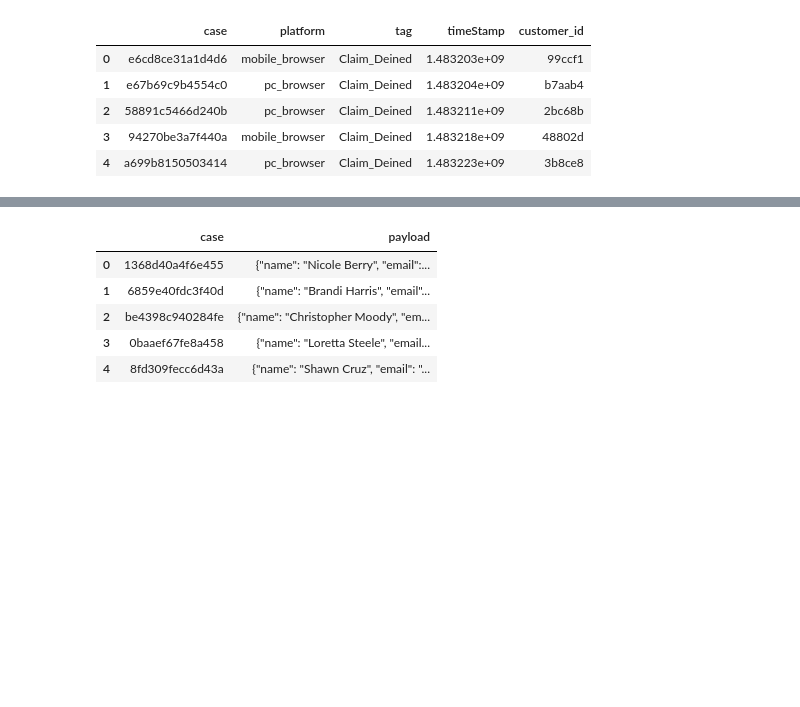
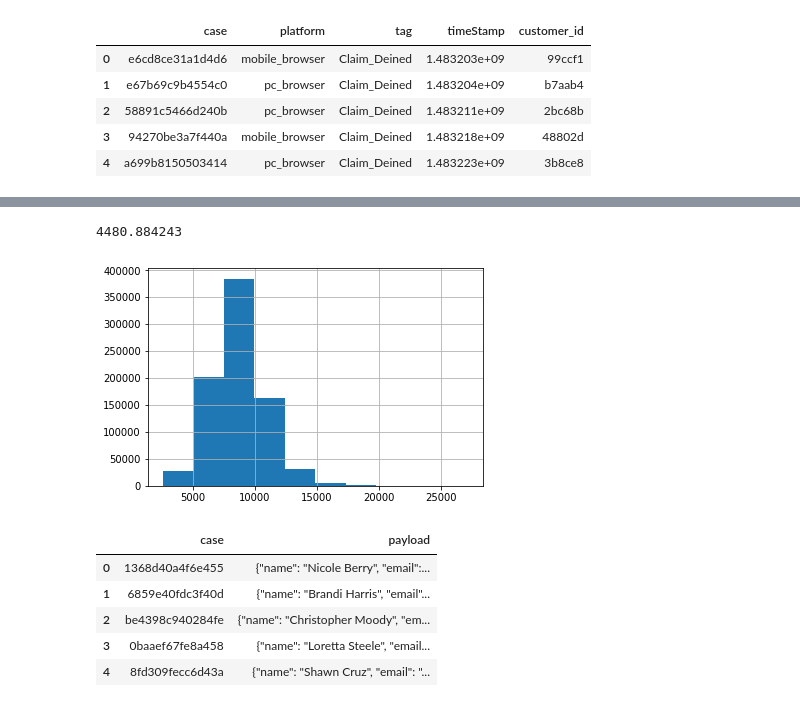
Before and after one commit to jerryUNSW/fraud_detect, a Jupyter notebook: data_cleaning.ipynb, the cells around one changed output, grey strips where cells are left out. Drawn from its saved outputs; the diff is of its cells as text; code cells hidden in the pictures; blank space fills up the shorter version.

```diff
--- a/data_cleaning.ipynb
+++ b/data_cleaning.ipynb
@@ -62,3 +84,9 @@ claim_accepted.head()
+# %%
+claim_accepted.paid_amount.hist()
+8710.8842430-2*2115
+# %% [output]
+4480.884243
+[figure, added]
 # %%
 quote_completed = pd.read_csv('quote_completed_json.txt',
                   sep = '~',
```
Also changed, not shown: parts of 10 cells of this notebook, 1 other file.
